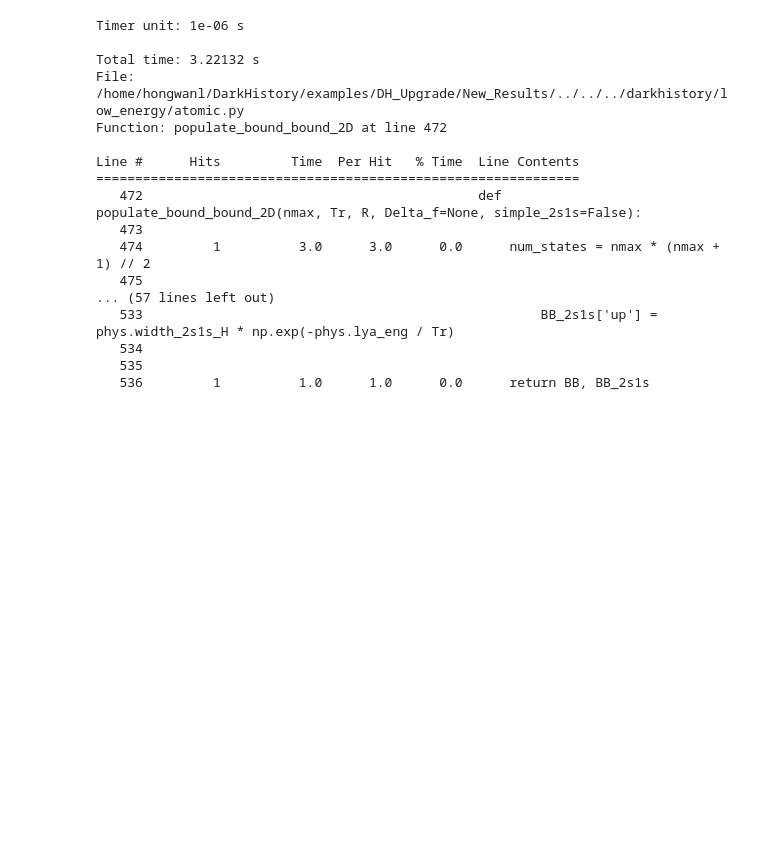
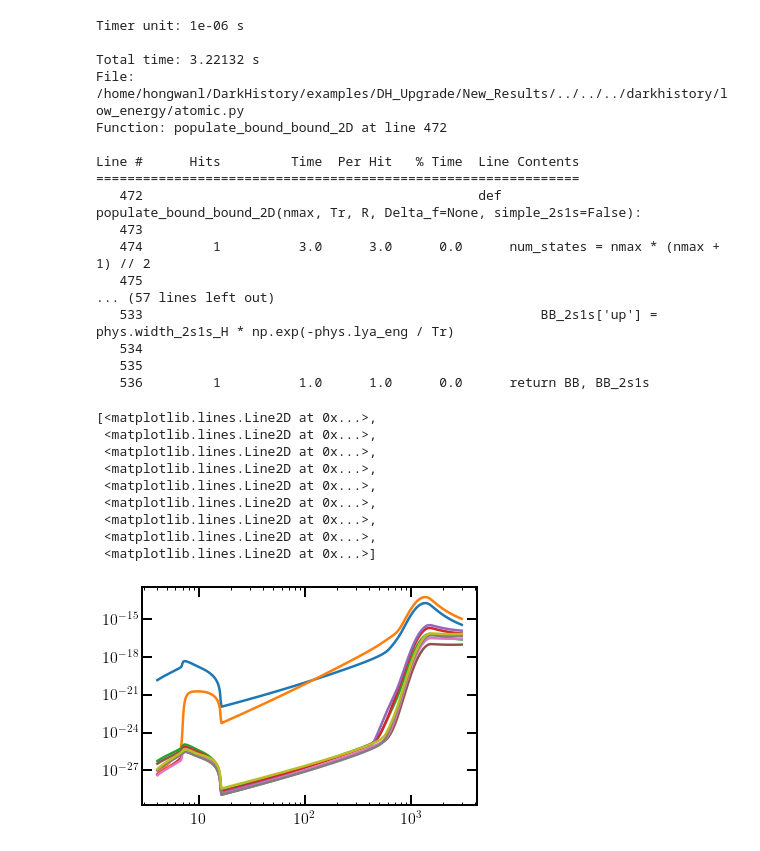
Before and after one commit to hongwanliu/DarkHistory, a Jupyter notebook: examples/DH_Upgrade/New_Results/testing.ipynb, the cells around one changed output. Saved outputs shown, nothing was run; the diff lists cells and outputs as text; code cells hidden in the pictures; blank space fills up the shorter version.

Commit message:
fixed size of x_full_data, checked that x_full_data is working

```diff
--- a/examples/DH_Upgrade/New_Results/testing.ipynb
+++ b/examples/DH_Upgrade/New_Results/testing.ipynb
@@ -326,3 +321,25 @@ Line #      Hits         Time  Per Hit   % Time  Line Contents
    534
    535
    536         1          1.0      1.0      0.0      return BB, BB_2s1s
+# %%
+test_data = pickle.load(open('/scratch/gpfs/hongwanl/DarkHistory/scratch/log10mDM_5.7432_elec_swave_log10param_-30.1732_scratch_ind_4.p', 'rb'))
+# %%
+plt.figure()
+
+plt.loglog()
+
+rs_ary = test_data['data'][-1]['rs']
+x_full_ary = test_data['data'][-1]['x_full']
+
+plt.plot(rs_ary, x_full_ary[1:,1:])
+# %% [output]
+[<matplotlib.lines.Line2D at 0x...>,
+ <matplotlib.lines.Line2D at 0x...>,
+ <matplotlib.lines.Line2D at 0x...>,
+ <matplotlib.lines.Line2D at 0x...>,
+ <matplotlib.lines.Line2D at 0x...>,
+ <matplotlib.lines.Line2D at 0x...>,
+ <matplotlib.lines.Line2D at 0x...>,
+ <matplotlib.lines.Line2D at 0x...>,
+ <matplotlib.lines.Line2D at 0x...>]
+[figure, added]
```
Also changed, not shown: parts of 1 cell of this notebook, 3 other files.
